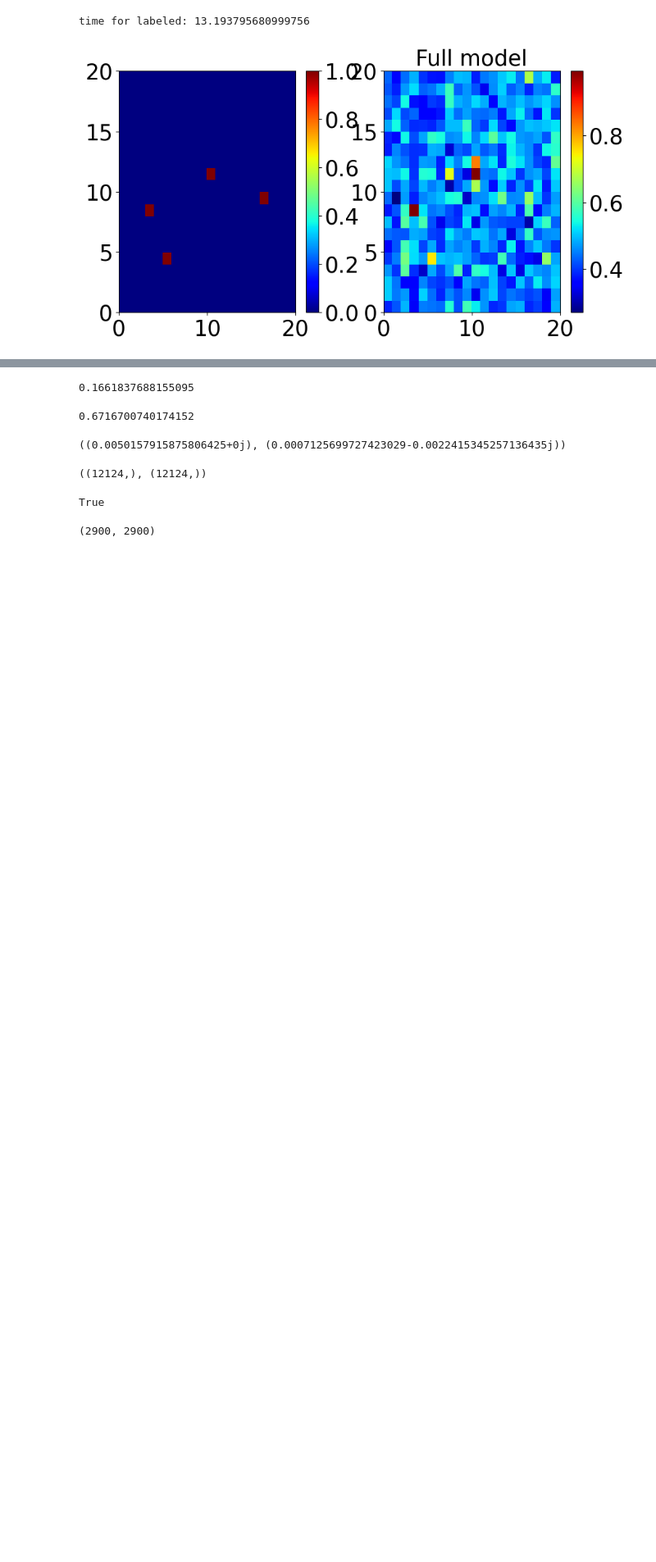
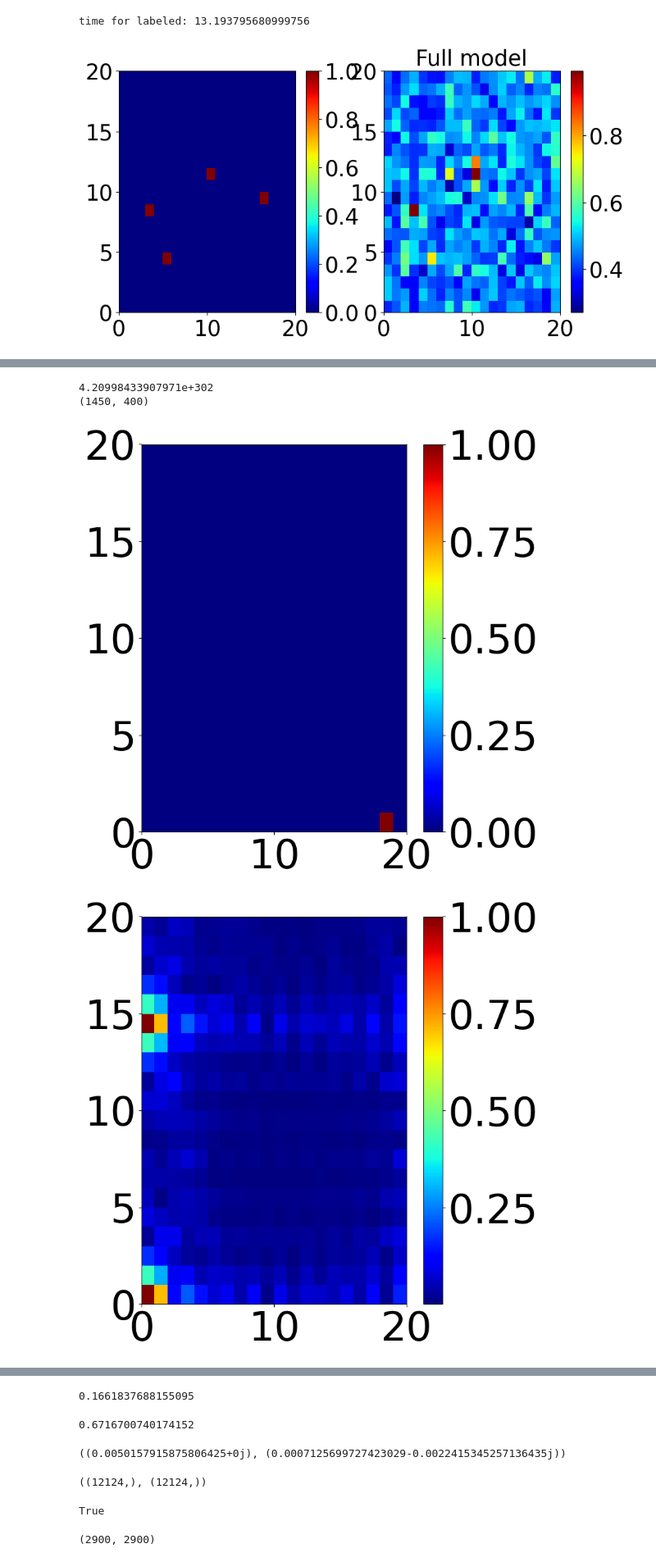
Before and after one commit to alexei-novikov/RM_imaging, a Jupyter notebook: multi_dict.ipynb, the cells around one changed output, grey strips where cells are left out. Shown at 82% size. Drawn from its saved outputs; the diff is of its cells as text; code cells hidden in the pictures; blank space fills up the shorter version.

```diff
--- a/multi_dict.ipynb
+++ b/multi_dict.ipynb
@@ -275,0 +383,60 @@ H.plot_2_imgs(rho, softmax(rho_hat),ind=5, figsize=5, xpix=20, ypix=20, font_siz
+# %%
+torch_inners=np.abs(np.inner(G_hat_permed,medium.T.conj()) ) #entry i j is ghat_i dot bar(g_j)
+print(sum(torch_inners.diagonal())/400)
+
+def KM_img_hat(rho, sensing_hat,sensing,figsize=8,scaling='Linf',font_size=50, file_name=None, xpix=31, ypix=21,WAND=False):
+    plt.close()
+
+    b=sensing@rho.T
+    img=sensing_hat.T.conj()@b
+
+    figsize=(figsize,figsize)
+    fig=plt.figure(figsize=figsize)
+
+    tick_params = {'labelsize': font_size}
+
+
+
+    output=img
+
+    output=np.abs(output)/np.max(np.abs((output)))
+
+    output=output.reshape(xpix, ypix)
+
+    ax=plt.gca()
+    pcol2=ax.pcolor(output,cmap='jet')
+    cbar=plt.colorbar(pcol2, ax=ax)
+
+    cbar.ax.tick_params(labelsize=font_size)
+    #cbar.remove()
+    ax.tick_params(axis='both', **tick_params)
+    if file_name!=None:
+        plt.savefig(f'/home/achristie/Codes_data/E_D_figs/{file_name}.pdf')
+    plt.tight_layout()
+    if WAND:
+
+
+        buf = io.BytesIO()
+        fig.savefig(buf)
+        buf.seek(0)
+        img = Image.open(buf)
+
+        del fig, buf
+        return [wandb.Image(img)]
+    else:
+        plt.show()
+
+
+
+print(medium.shape)
+rho=np.zeros((400))
+rho[280]=1
+rho[0]=1
+
+KM_img_hat(rho, G_hat_permed.T, medium,xpix=20, ypix=20)
+KM_img_hat(rho, medium, medium,xpix=20, ypix=20)
+# %% [output]
+4.20998433907971e+302
+(1450, 400)
+[figure, added]
+[figure, added]
```
Also changed, not shown: parts of 17 cells of this notebook, 6 other files.
